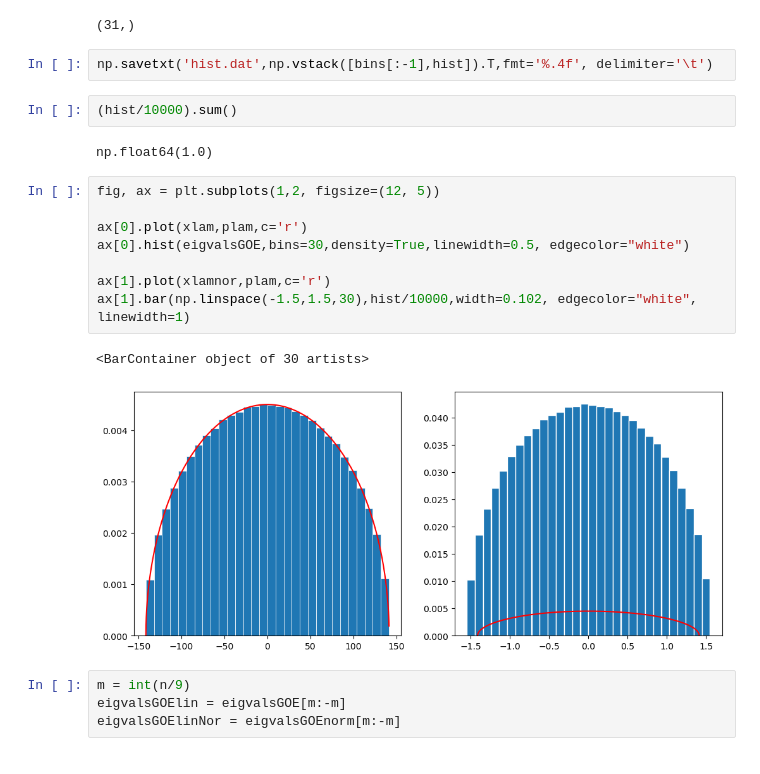
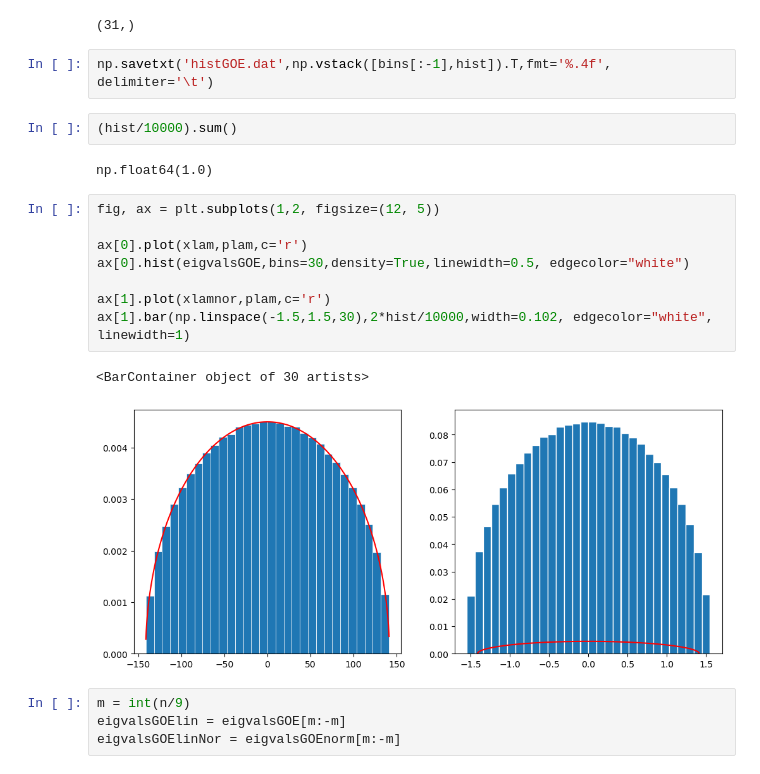
Before and after one commit to Michicol/Archivos-Practicas, a Jupyter notebook: GOE.ipynb, the cells around one changed output. Drawn from its saved outputs; the diff is of its cells as text.

```diff
--- a/GOE.ipynb
+++ b/GOE.ipynb
@@ -44,7 +44,7 @@ bins.shape
 # %% [output]
 (31,)
 # %%
-np.savetxt('hist.dat',np.vstack([bins[:-1],hist]).T,fmt='%.4f', delimiter='\t')
+np.savetxt('histGOE.dat',np.vstack([bins[:-1],hist]).T,fmt='%.4f', delimiter='\t')
 # %%
 (hist/10000).sum()
 # %% [output]
@@ -52,14 +52,14 @@ np.float64(1.0)
 # %%
 fig, ax = plt.subplots(1,2, figsize=(12, 5))
 
 ax[0].plot(xlam,plam,c='r')
 ax[0].hist(eigvalsGOE,bins=30,density=True,linewidth=0.5, edgecolor="white")
 
 ax[1].plot(xlamnor,plam,c='r')
-ax[1].bar(np.linspace(-1.5,1.5,30),hist/10000,width=0.102, edgecolor="white", linewidth=1)
+ax[1].bar(np.linspace(-1.5,1.5,30),2*hist/10000,width=0.102, edgecolor="white", linewidth=1)
 # %% [output]
 <BarContainer object of 30 artists>
-[figure, old version]
+[figure, new version]
 # %%
 m = int(n/9)
 eigvalsGOElin = eigvalsGOE[m:-m]
```
Also changed, not shown: 14 other files.
